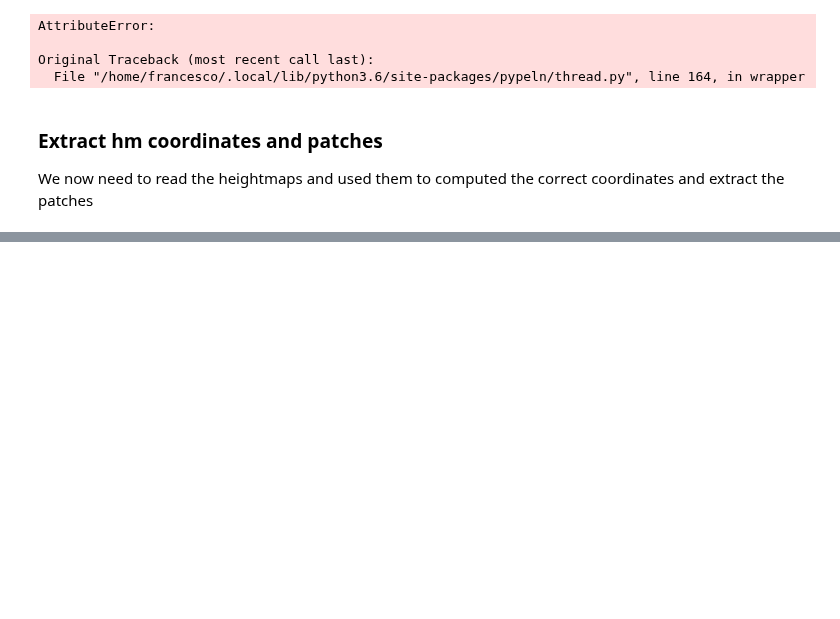
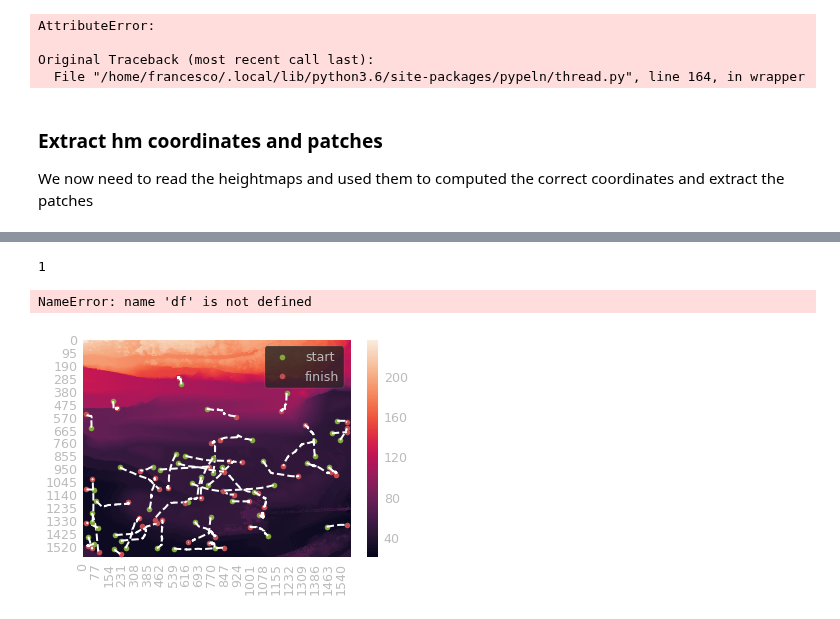
Before and after one commit to FrancescoSaverioZuppichini/Master-Thesis, a Jupyter notebook: core/postprocessing_temp.ipynb, the cells around one changed output, grey strips where cells are left out. Saved outputs shown, nothing was run; the diff lists cells and outputs as text; code cells hidden in the pictures; blank space fills up the shorter version.

Commit message:
added pip for extract patches

```diff
--- a/core/postprocessing_temp.ipynb
+++ b/core/postprocessing_temp.ipynb
@@ -209,11 +209,9 @@ class ParseDataframe(Handler):
         return df
 
     def __call__(self, df):
-        file_name = df.file_name
         df = self.convert_date2timestamp(df)
         df = self.convert_quaterion2euler(df)
         df = self.extract_cos_sin(df)
-        df.file_name = file_name
         return df
 
 class AddAdvancement(Handler):
@@ -577,0 +614,11 @@ class ExtractPatches(Handler):
+# %%
+def foo(a, *args, **kwargs):
+    print(a)
+
+foo(*[1,2])
+# %% [output]
+1
+# %%
+meta = pd.read_csv('/media/francesco/saetta/krock-dataset/test/bags/meta.csv')
+# %%
+dfs = [pd.read_csv('/media/francesco/saetta/krock-dataset/test/csvs_parsed/' + x['filename'] + '.csv') for idx,x in meta.iterrows()]
@@ -578,4 +627,6 @@ class ExtractPatches(Handler):
 # %%
-from utilities.visualisation import DataFrameVisualization
+from utilities.visualisation import DataFrameVisualization, PatchesAndDataframeVisualization
 
-DataFrameVisualization(dfs[0])(0.45)
+DataFrameVisualization(df)(0.45)
+# %% [output]
+NameError: name 'df' is not defined
@@ -583,0 +633,5 @@ res = pip(meta['filename'])
+# %%
+PatchesAndDataframeVisualization(dfs[0], hm=read_image('/home/francesco/Documents/Master-Thesis/core/maps/test/querry-big-10.png')).show_traces(dfs)
+plt.show()
+# %% [output]
+[figure, added]
```
Also changed, not shown: parts of 16 cells of this notebook, 6 other files.
